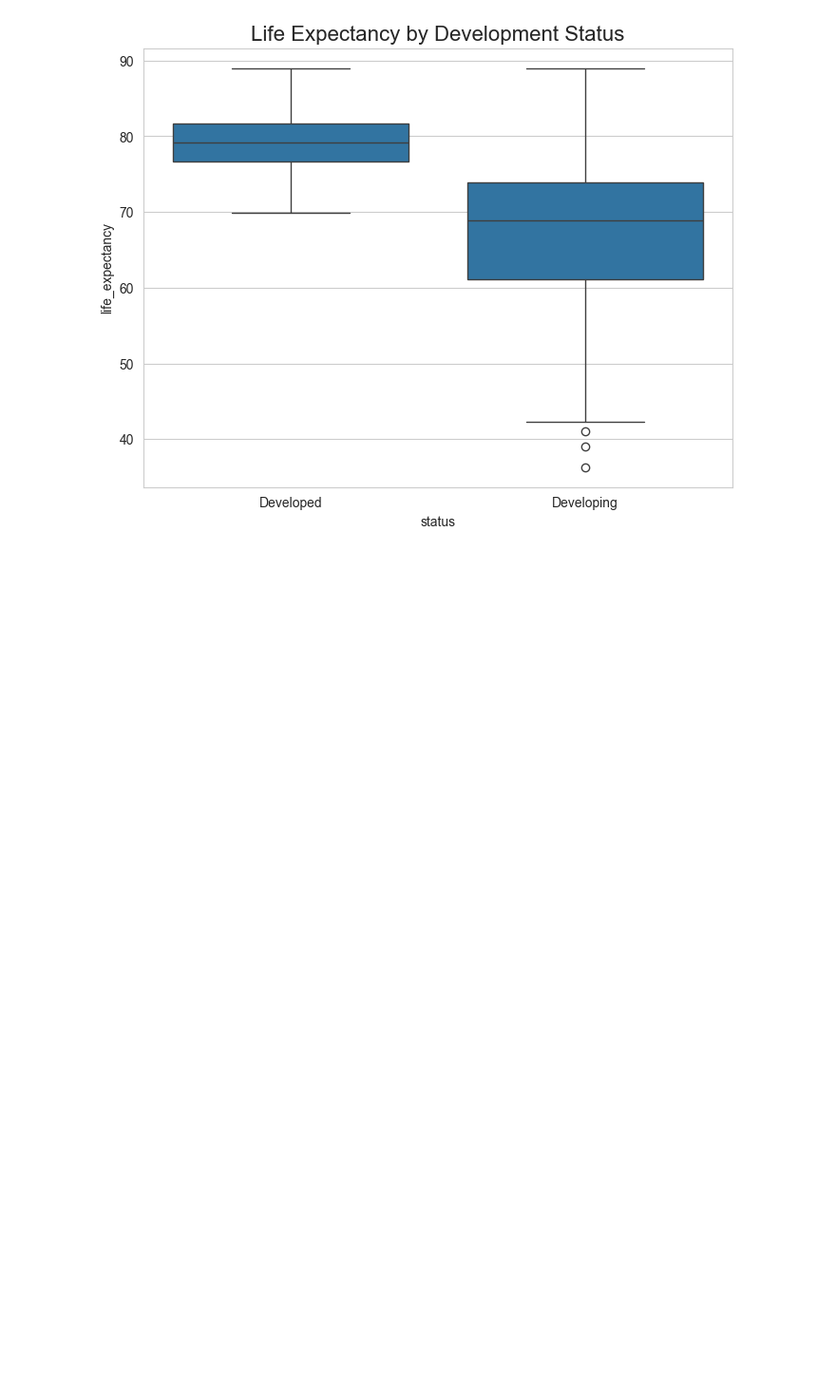
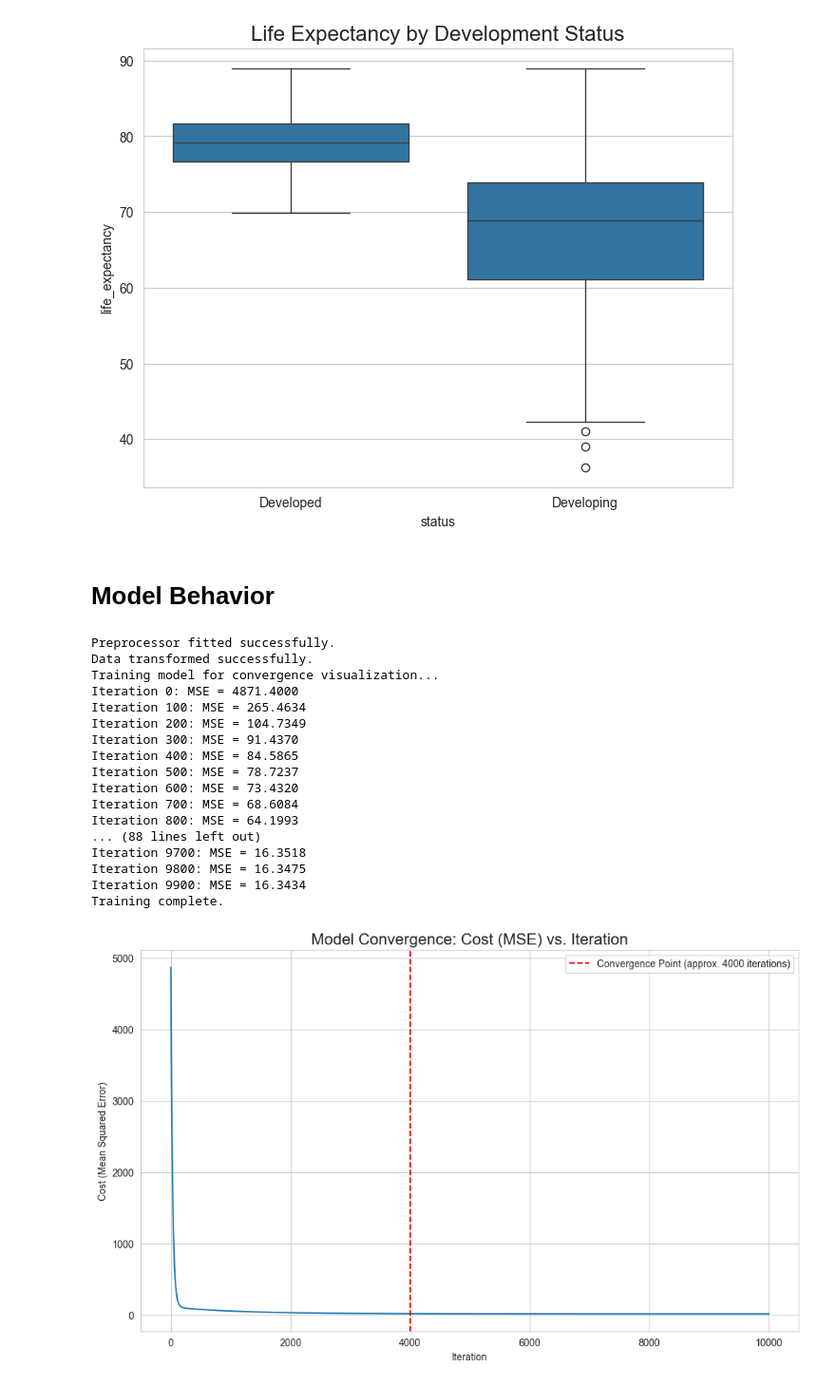
Before and after one commit to ironLegion88/life_expectancy_task, a Jupyter notebook: notebooks/data_exploration.ipynb, the cells around one changed output. Shown: that part at 95% size. Drawn from its saved outputs; the diff is of its cells as text; code cells hidden in the pictures; blank space fills up the shorter version.

Commit message:
feat(analysis): add convergence and learning rate tuning visualizations

```diff
--- a/notebooks/data_exploration.ipynb
+++ b/notebooks/data_exploration.ipynb
@@ -161,3 +161,64 @@ plt.title('Life Expectancy by Development Status', fontsize=16)
 plt.show()
 # %% [output]
 [figure]
+# %% [markdown]
+# Model Behavior
+# %%
+import sys
+import os
+sys.path.append(os.path.join('..', 'src'))
+
+from train_model import LinearRegression
+from data_preprocessing import Preprocessor
+
+import pandas as pd
+import numpy as np
+import matplotlib.pyplot as plt
+import seaborn as sns
+
+sns.set_style('whitegrid')
+
+DATA_PATH = os.path.join('..', 'data', 'train_data.csv')
+raw_df = pd.read_csv(DATA_PATH)
+
+preprocessor = Preprocessor()
+processed_df = preprocessor.fit_transform(raw_df)
+
+X = processed_df.drop(columns=['life_expectancy'])
+y = processed_df['life_expectancy']
+
+print("Training model for convergence visualization...")
+model2 = LinearRegression(learning_rate=0.01, n_iterations=10000)
+model2.fit(X, y)
+print("Training complete.")
+
+# Plot the Convergence Curve
+
+plt.figure(figsize=(12, 7))
+plt.plot(range(model2.n_iterations), model2.cost_history)
+plt.title('Model Convergence: Cost (MSE) vs. Iteration', fontsize=16)
+plt.xlabel('Iteration')
+plt.ylabel('Cost (Mean Squared Error)')
+plt.axvline(x=4000, color='r', linestyle='--', label='Convergence Point (approx. 4000 iterations)')
+plt.legend()
+plt.grid(True)
+plt.show()
+# %% [output]
+Preprocessor fitted successfully.
+Data transformed successfully.
+Training model for convergence visualization...
+Iteration 0: MSE = 4871.4000
+Iteration 100: MSE = 265.4634
+Iteration 200: MSE = 104.7349
+Iteration 300: MSE = 91.4370
+Iteration 400: MSE = 84.5865
+Iteration 500: MSE = 78.7237
+Iteration 600: MSE = 73.4320
+Iteration 700: MSE = 68.6084
+Iteration 800: MSE = 64.1993
+... (88 lines left out)
+Iteration 9700: MSE = 16.3518
+Iteration 9800: MSE = 16.3475
+Iteration 9900: MSE = 16.3434
+Training complete.
+[figure, added]
```
Also changed, not shown: parts of 2 cells of this notebook.
